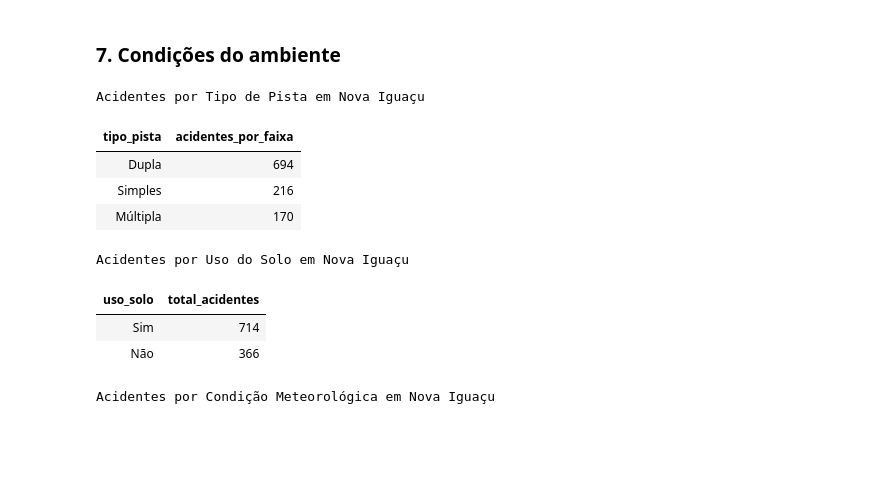
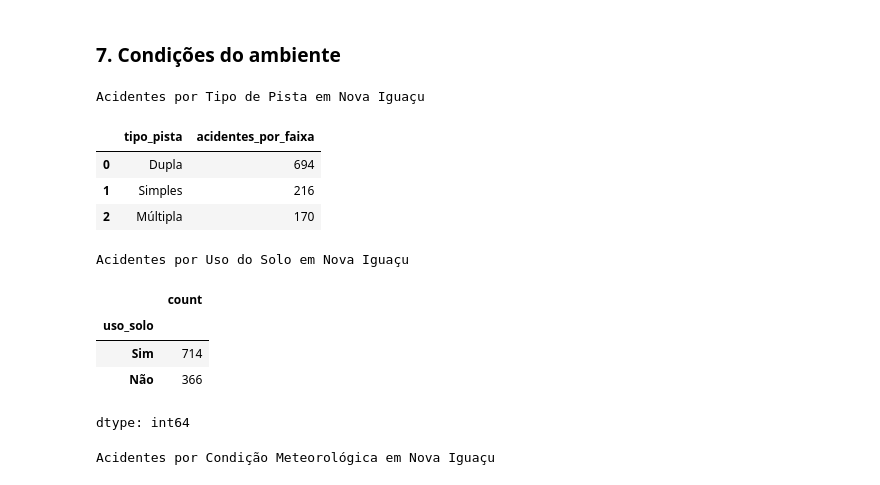
Before and after one commit to JoaoSchneiderr/Minera-o-de-Dados, a Jupyter notebook: notebooks/Getting_started_with_google_colab_ai.ipynb, the cells around one changed output. Drawn from its saved outputs; the diff is of its cells as text; code cells hidden in the pictures; blank space fills up the shorter version.

```diff
--- a/notebooks/Getting_started_with_google_colab_ai.ipynb
+++ b/notebooks/Getting_started_with_google_colab_ai.ipynb
@@ -349,32 +350,25 @@ display(gravidade_por_fase_dia)
 ### 7. Condições do ambiente
 # %%
 print("\nAcidentes por Tipo de Pista em Nova Iguaçu")
-acidentes_por_faixa = (
-    nova_iguacu_df['tipo_pista']
-    .value_counts()
-    .reset_index(name='acidentes_por_faixa')
-)
-display(acidentes_por_faixa.style.hide(axis="index"))
+acidentes_por_faixa.columns = ['tipo_pista', 'acidentes_por_faixa']
+acidentes_por_faixa
 # %% [output]
 Acidentes por Tipo de Pista em Nova Iguaçu
-| tipo_pista | acidentes_por_faixa |
-| Dupla | 694 |
-| Simples | 216 |
-| Múltipla | 170 |
+|  | tipo_pista | acidentes_por_faixa |
+| 0 | Dupla | 694 |
+| 1 | Simples | 216 |
+| 2 | Múltipla | 170 |
 # %%
 print("\nAcidentes por Uso do Solo em Nova Iguaçu")
-acidentes_por_uso_solo = (
-    nova_iguacu_df['uso_solo']
-    .value_counts()
-    .reset_index(name='total_acidentes')
-)
-
-display(acidentes_por_uso_solo.style.hide(axis="index"))
+acidentes_por_uso_solo = nova_iguacu_df['uso_solo'].value_counts()
+acidentes_por_uso_solo
 # %% [output]
 Acidentes por Uso do Solo em Nova Iguaçu
-| uso_solo | total_acidentes |
+|  | count |
+| uso_solo |  |
 | Sim | 714 |
 | Não | 366 |
+dtype: int64
 # %%
 print("\nAcidentes por Condição Meteorológica em Nova Iguaçu")
 acidentes_por_condicao_metereologica = (
```
Also changed, not shown: parts of 13 cells of this notebook.
